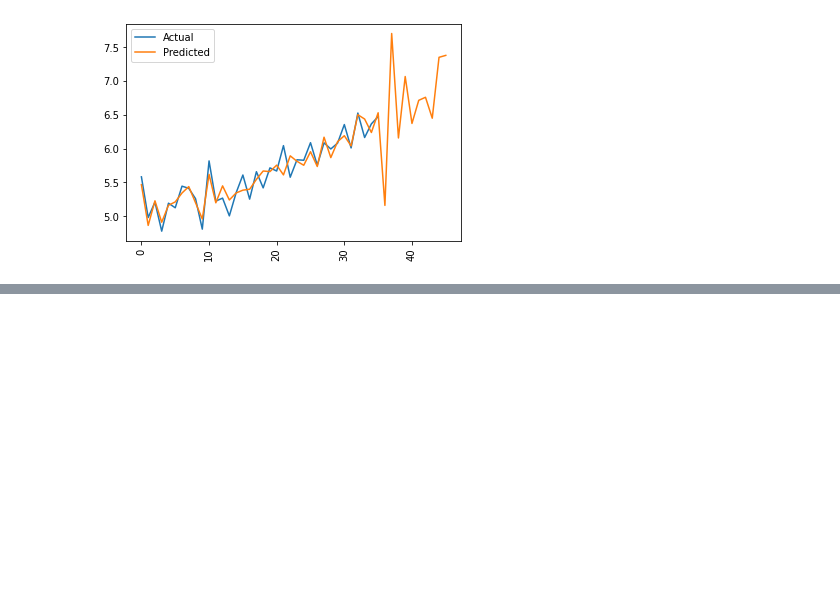
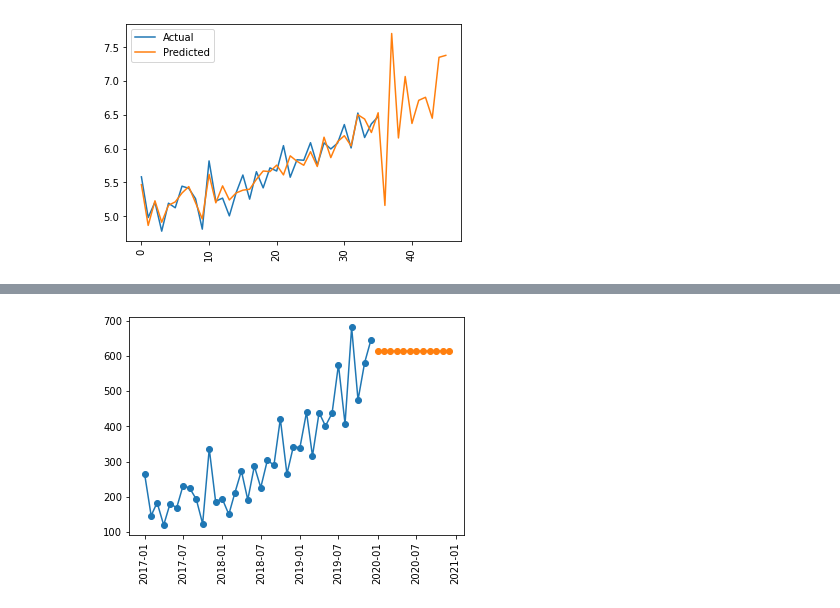
Before and after one commit to Zeeshan-99/sales_forecasting, a Jupyter notebook: Rough_timeSeries_Forecasting.ipynb, the cells around one changed output, grey strips where cells are left out. Saved outputs shown, nothing was run; the diff lists cells and outputs as text; code cells hidden in the pictures; blank space fills up the shorter version.

```diff
--- a/Rough_timeSeries_Forecasting.ipynb
+++ b/Rough_timeSeries_Forecasting.ipynb
@@ -100,0 +185,15 @@ plt.show()
+# %%
+    fig,ax=plt.subplots(nrows=1, ncols=1)
+    # plt.figure(figsize=(10, 6))
+    ax.plot(df_final['Month'], df_final['Sales'], label='Historical Sales', marker='o')
+    ax.plot(df_final['Month'], df_final['forecasted'], label='Forecasted Sales', marker='o')
+    # ax.title('Historical and Forecasted Sales Trends')
+    # ax.xlabel('Month')
+    # ax.ylabel('Sales')
+    # ax.legend()
+    # plt.grid(True)
+    plt.xticks(rotation=90)
+    plt.show()
+    fig.savefig('time_series.jpg')
+# %% [output]
+[figure, added]
```
Also changed, not shown: parts of 11 cells of this notebook, 10 other files.
